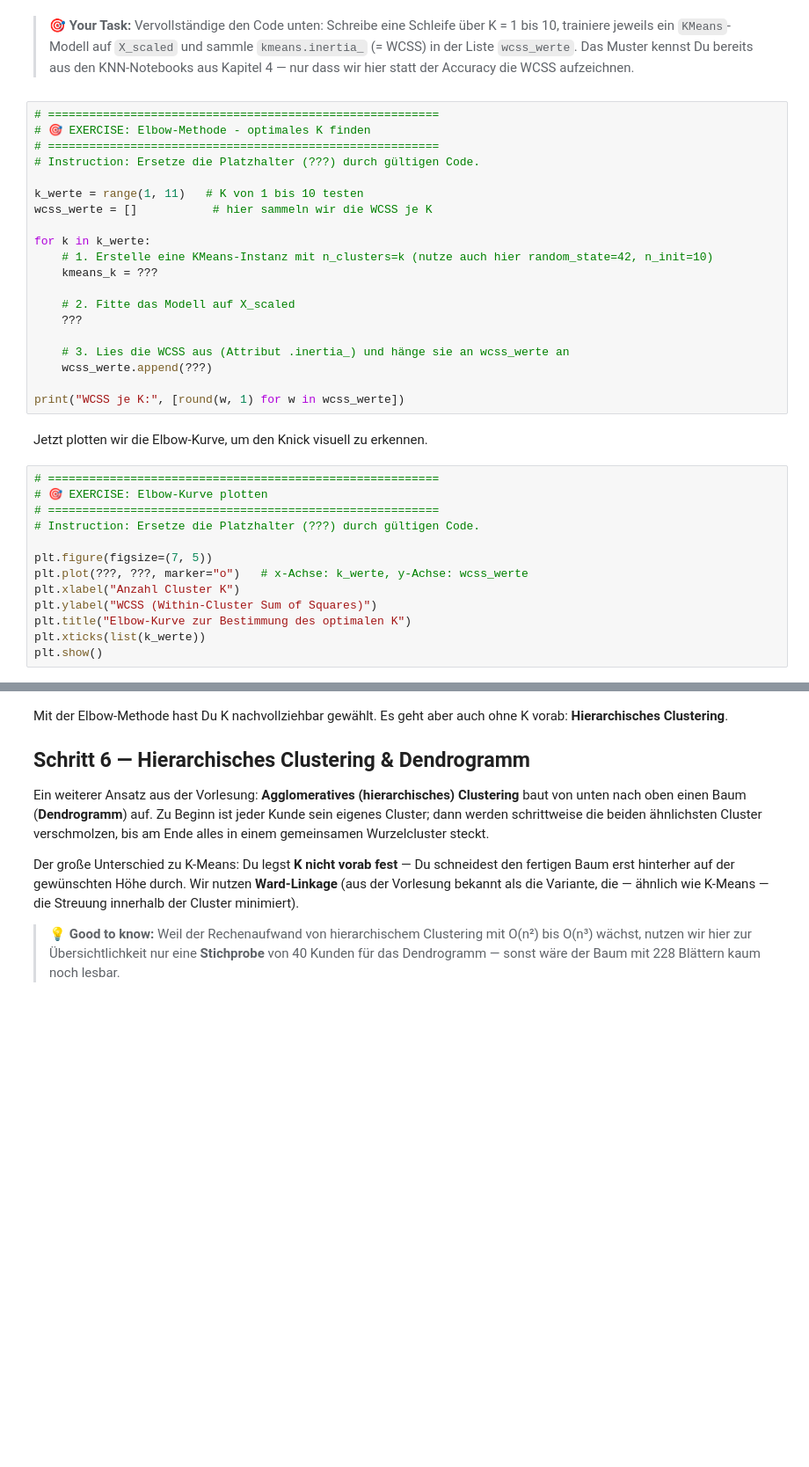
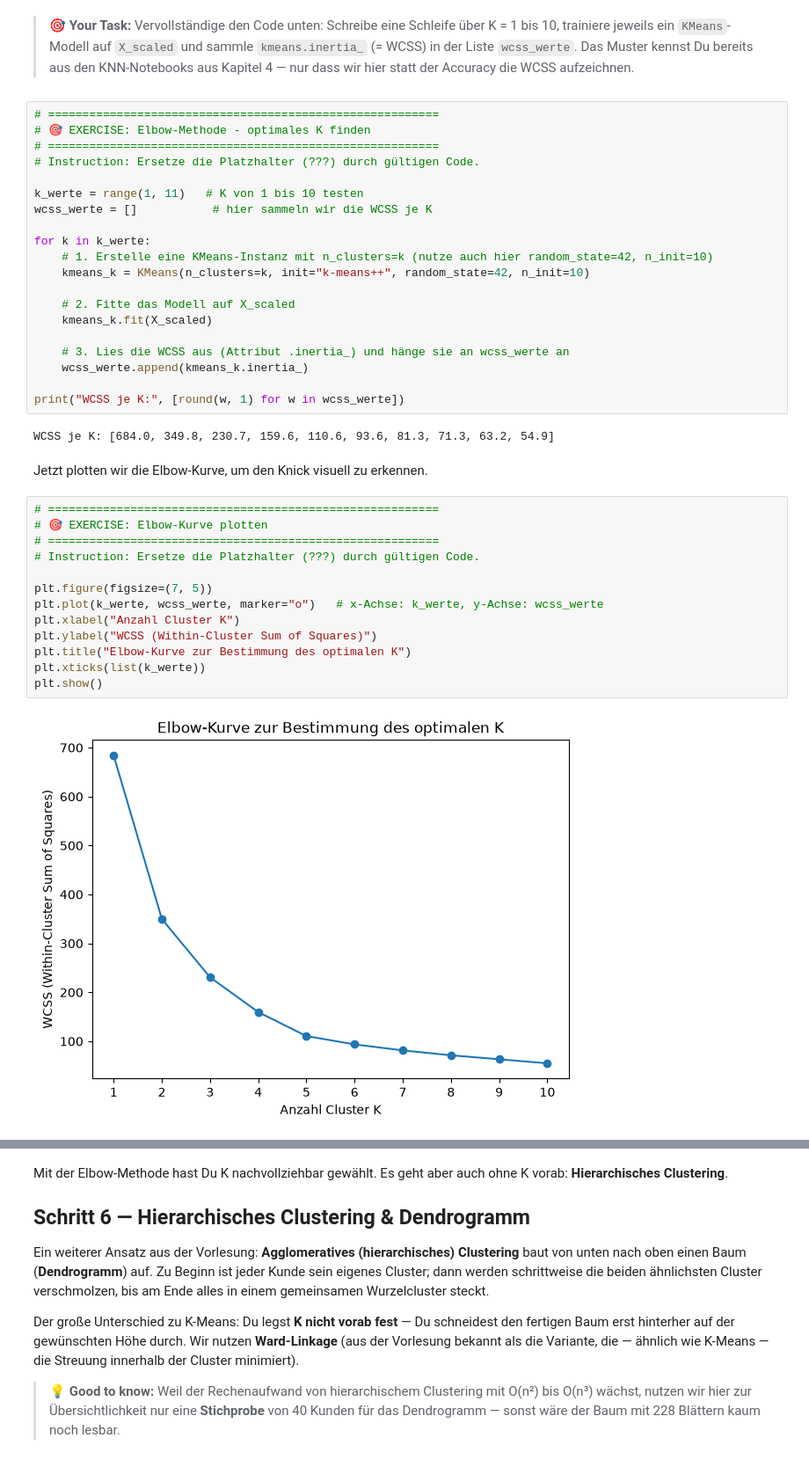
Before and after one commit to aiakide/AI-Business-Intelligence-Exercises, a Jupyter notebook: chapter-05/00-clustering/01_clusteranalyse_loesung.ipynb, the cells around one changed output, grey strips where cells are left out. Shown at 88% size. Drawn from its saved outputs; the diff is of its cells as text; blank space fills up the shorter version.

```diff
--- a/chapter-05/00-clustering/uebung.ipynb
+++ b/chapter-05/00-clustering/01_clusteranalyse_loesung.ipynb
@@ -350,30 +338,34 @@ wcss_werte = []           # hier sammeln wir die WCSS je K
 
 for k in k_werte:
     # 1. Erstelle eine KMeans-Instanz mit n_clusters=k (nutze auch hier random_state=42, n_init=10)
-    kmeans_k = ???
+    kmeans_k = KMeans(n_clusters=k, init="k-means++", random_state=42, n_init=10)
 
     # 2. Fitte das Modell auf X_scaled
-    ???
+    kmeans_k.fit(X_scaled)
 
     # 3. Lies die WCSS aus (Attribut .inertia_) und hänge sie an wcss_werte an
-    wcss_werte.append(???)
+    wcss_werte.append(kmeans_k.inertia_)
 
 print("WCSS je K:", [round(w, 1) for w in wcss_werte])
+# %% [output]
+WCSS je K: [684.0, 349.8, 230.7, 159.6, 110.6, 93.6, 81.3, 71.3, 63.2, 54.9]
 # %% [markdown]
 Jetzt plotten wir die Elbow-Kurve, um den Knick visuell zu erkennen.
 # %%
 # =========================================================
 # 🎯 EXERCISE: Elbow-Kurve plotten
 # =========================================================
 # Instruction: Ersetze die Platzhalter (???) durch gültigen Code.
 
 plt.figure(figsize=(7, 5))
-plt.plot(???, ???, marker="o")   # x-Achse: k_werte, y-Achse: wcss_werte
+plt.plot(k_werte, wcss_werte, marker="o")   # x-Achse: k_werte, y-Achse: wcss_werte
 plt.xlabel("Anzahl Cluster K")
 plt.ylabel("WCSS (Within-Cluster Sum of Squares)")
 plt.title("Elbow-Kurve zur Bestimmung des optimalen K")
 plt.xticks(list(k_werte))
 plt.show()
+# %% [output]
+[figure, added]
 # %% [markdown]
 > 🎯 **Your Task (Interpretation):**
 > Schau Dir die Kurve an: Bei welchem K flacht sie deutlich ab? Passt dieser Wert zu den drei
```
Also changed, not shown: parts of 10 cells of this notebook, 2 other files.
